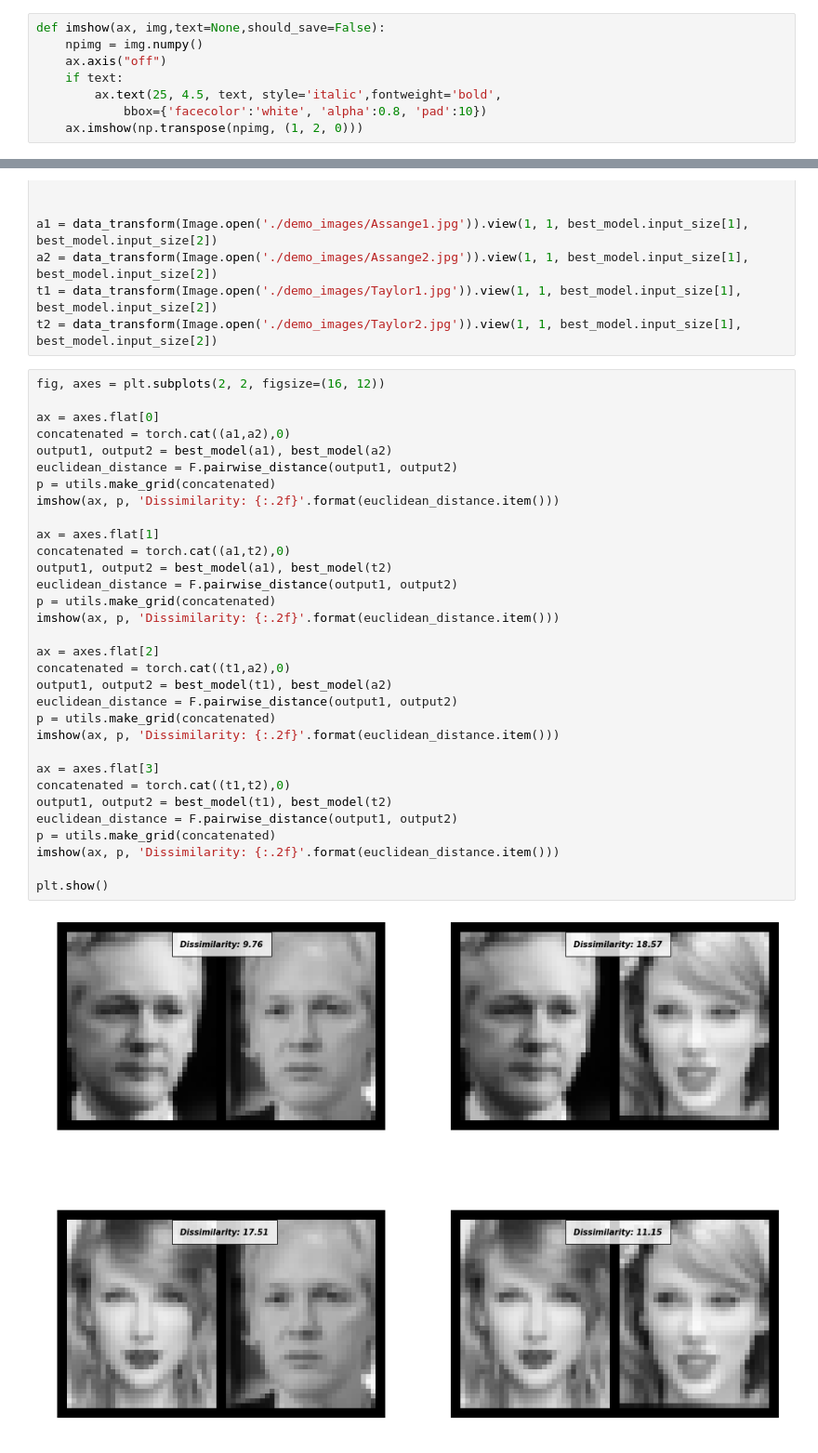
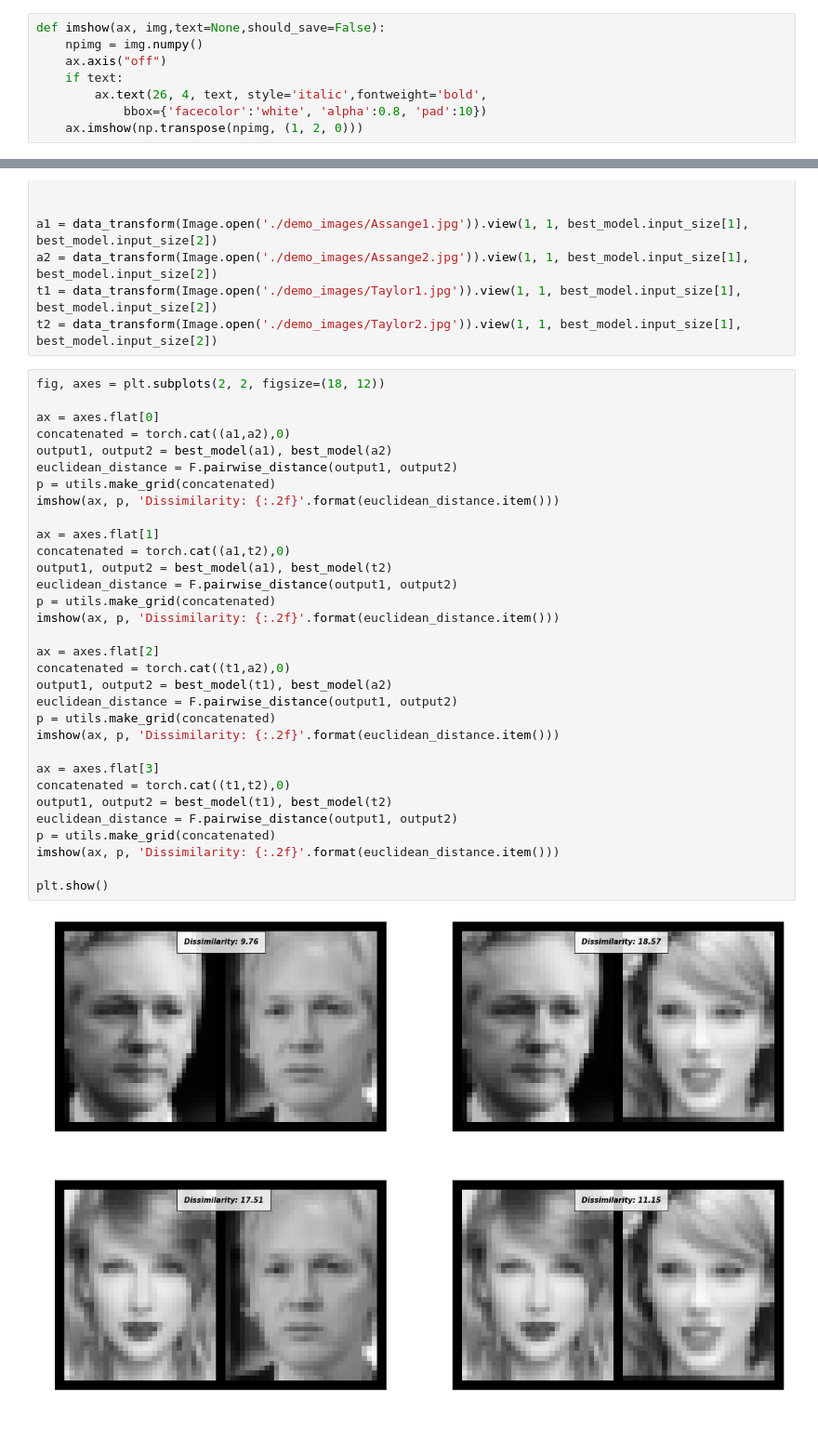
Before and after one commit to Gavinwxy/MLP-Siamese-Network, a Jupyter notebook: demo.ipynb, the cells around one changed output, grey strips where cells are left out. Shown: that part at 93% size. Cells and saved outputs as stored; diff of their text form.

```diff
--- a/demo.ipynb
+++ b/demo.ipynb
@@ -13,7 +13,7 @@ def imshow(ax, img,text=None,should_save=False):
     npimg = img.numpy()
     ax.axis("off")
     if text:
-        ax.text(25, 4.5, text, style='italic',fontweight='bold',
+        ax.text(26, 4, text, style='italic',fontweight='bold',
             bbox={'facecolor':'white', 'alpha':0.8, 'pad':10})
     ax.imshow(np.transpose(npimg, (1, 2, 0)))
 # %%
@@ -52,36 +52,36 @@ a2 = data_transform(Image.open('./demo_images/Assange2.jpg')).view(1, 1, best_mo
 t1 = data_transform(Image.open('./demo_images/Taylor1.jpg')).view(1, 1, best_model.input_size[1], best_model.input_size[2])
 t2 = data_transform(Image.open('./demo_images/Taylor2.jpg')).view(1, 1, best_model.input_size[1], best_model.input_size[2])
 # %%
-fig, axes = plt.subplots(2, 2, figsize=(16, 12))
+fig, axes = plt.subplots(2, 2, figsize=(18, 12))
 
 ax = axes.flat[0]
 concatenated = torch.cat((a1,a2),0)
 output1, output2 = best_model(a1), best_model(a2)
 euclidean_distance = F.pairwise_distance(output1, output2)
 p = utils.make_grid(concatenated)
 imshow(ax, p, 'Dissimilarity: {:.2f}'.format(euclidean_distance.item()))
 
 ax = axes.flat[1]
 concatenated = torch.cat((a1,t2),0)
 output1, output2 = best_model(a1), best_model(t2)
 euclidean_distance = F.pairwise_distance(output1, output2)
 p = utils.make_grid(concatenated)
 imshow(ax, p, 'Dissimilarity: {:.2f}'.format(euclidean_distance.item()))
 
 ax = axes.flat[2]
 concatenated = torch.cat((t1,a2),0)
 output1, output2 = best_model(t1), best_model(a2)
 euclidean_distance = F.pairwise_distance(output1, output2)
 p = utils.make_grid(concatenated)
 imshow(ax, p, 'Dissimilarity: {:.2f}'.format(euclidean_distance.item()))
 
 ax = axes.flat[3]
 concatenated = torch.cat((t1,t2),0)
 output1, output2 = best_model(t1), best_model(t2)
 euclidean_distance = F.pairwise_distance(output1, output2)
 p = utils.make_grid(concatenated)
 imshow(ax, p, 'Dissimilarity: {:.2f}'.format(euclidean_distance.item()))
 
 plt.show()
 # %% [output]
-[figure, old version]
+[figure, new version]
```
